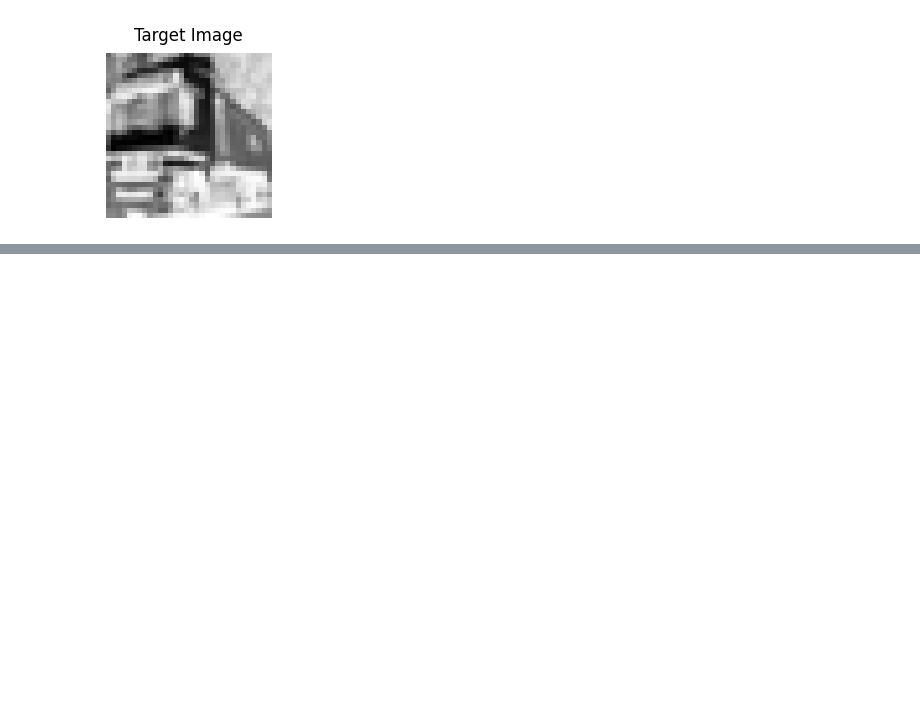
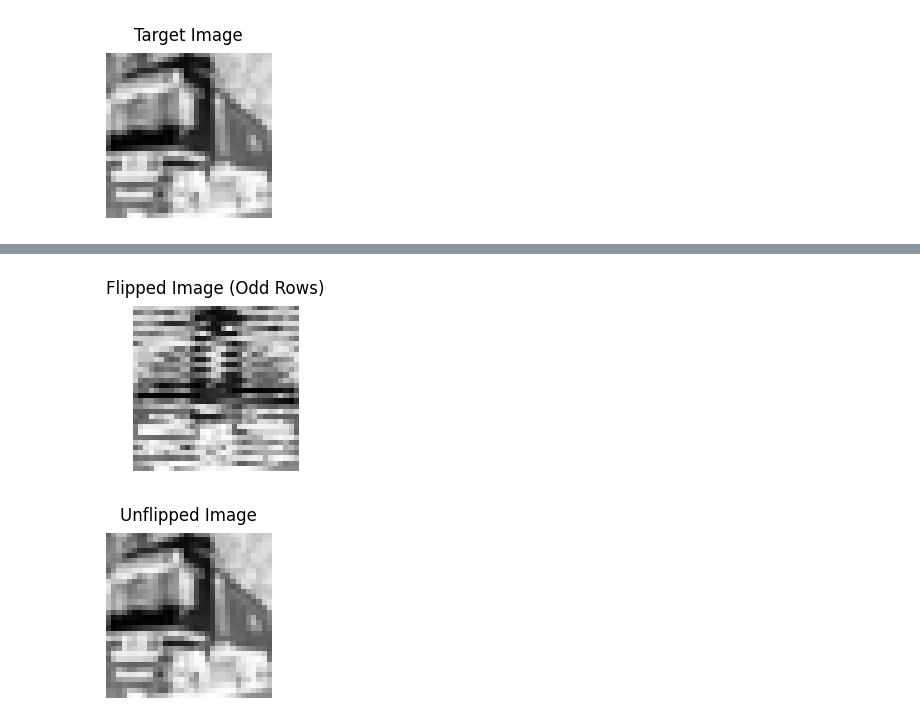
Before and after one commit to LoneCoder21/machine_learning, a Jupyter notebook: multi_linear_regression/fourier_compression.ipynb, the cells around one changed output, grey strips where cells are left out. Cells and saved outputs as stored; diff of their text form; code cells hidden in the pictures; blank space fills up the shorter version.

```diff
--- a/multi_linear_regression/fourier_compression.ipynb
+++ b/multi_linear_regression/fourier_compression.ipynb
@@ -175,0 +163,37 @@ ax.legend()
+# %%
+def flip_odd_matrix(mat): # assumes the matrix rows as even
+    oe = np.array([0,1])
+
+    n = mat.shape[0]
+    m = mat.shape[1]
+
+    t = np.tile(oe, n//2)
+    t = np.repeat(t, m)
+
+    l = t.reshape((n, m))
+
+    flipmat = np.fliplr(mat) # horizontal flip
+
+    tmat = mat * l + flipmat * (1 - l) # lerp to choose the respective row to flip
+
+    return tmat
+# %%
+targetimageflip = flip_odd_matrix(targetimage.reshape((32,32))) # flip the original image and display it
+targetimage = flip_odd_matrix(targetimageflip.reshape((32,32))) # re-flip for comparison
+# %%
+fig, ax = plt.subplots(figsize=(2,2),layout="constrained")
+
+ax.imshow(targetimageflip.reshape((32, 32)), interpolation='none', cmap=cm.Greys)
+ax.axis('off')
+plt.suptitle(f"Flipped Image (Odd Rows)")
+plt.show()
+
+fig, ax = plt.subplots(figsize=(2,2),layout="constrained")
+
+ax.imshow(targetimage.reshape((32,32)), interpolation='none', cmap=cm.Greys)
+ax.axis('off')
+plt.suptitle(f"Unflipped Image")
+plt.show()
+# %% [output]
+[figure, added]
+[figure, added]
```
Also changed, not shown: parts of 35 cells of this notebook.
